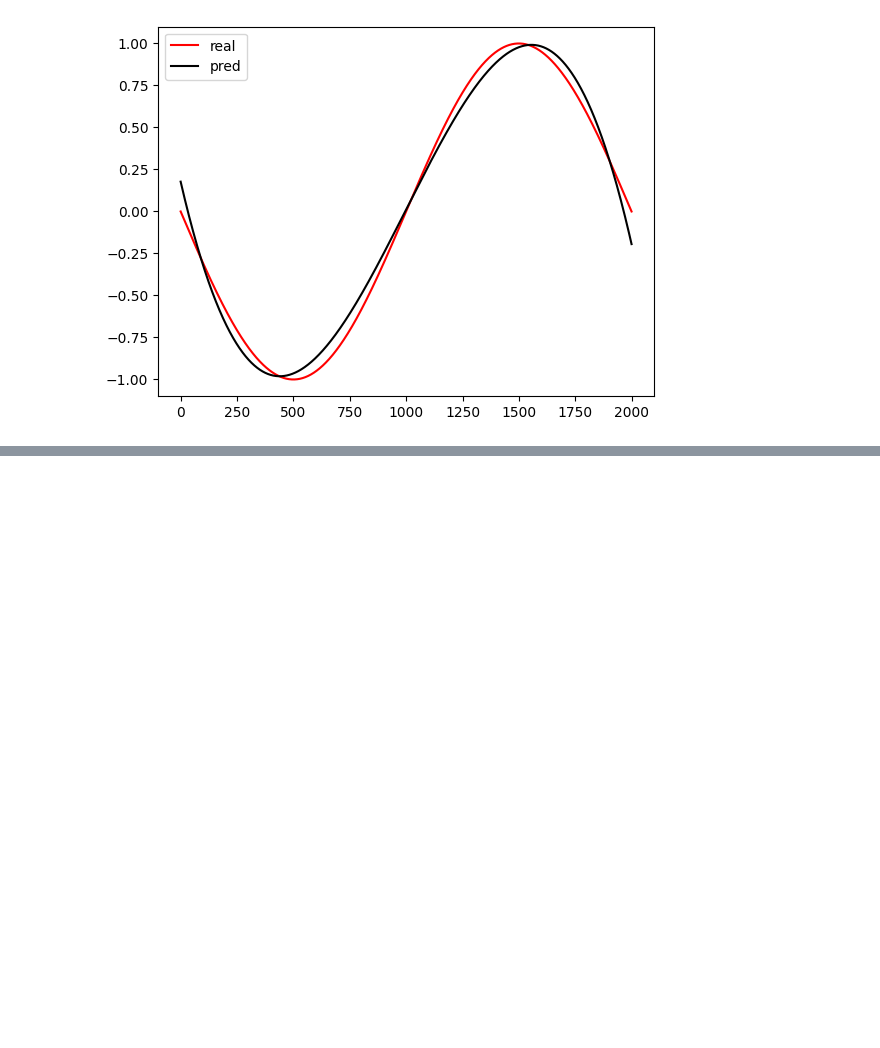
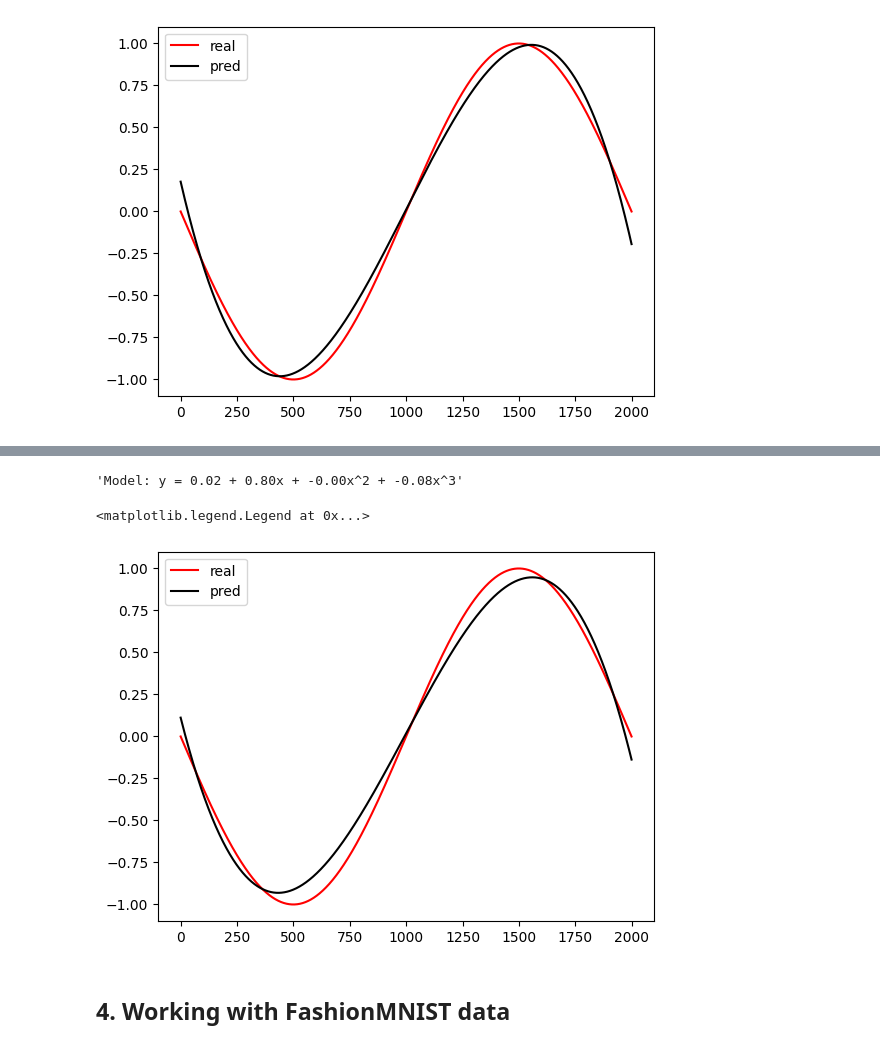
Before and after one commit to abhishekde95/Projects, a Jupyter notebook: DS/pytorch/torch_exploration.ipynb, the cells around one changed output, grey strips where cells are left out. Cells and saved outputs as stored; diff of their text form; code cells hidden in the pictures; blank space fills up the shorter version.

```diff
--- a/DS/pytorch/torch_exploration.ipynb
+++ b/DS/pytorch/torch_exploration.ipynb
@@ -429,0 +445,52 @@ y = torch.sin(x)
+# %%
+### we can do the above using an optimizer and a simple model
+
+# Define a model
+class Polynomial3Model(nn.Module):
+
+    def __init__(self):
+        super().__init__()
+        self.a = torch.nn.Parameter(torch.randn(()))
+        self.b = torch.nn.Parameter(torch.randn(()))
+        self.c = torch.nn.Parameter(torch.randn(()))
+        self.d = torch.nn.Parameter(torch.randn(()))
+
+
+    def forward(self, x):
+        return self.a + self.b * x + self.c * x ** 2 + self.d * x ** 3
+
+    def return_string(self):
+        return f"Model: y = {self.a.item():.2f} + {self.b.item():.2f}x + {self.c.item():.2f}x^2 + {self.d.item():.2f}x^3"
+
+
+# Declare x and y
+x = torch.linspace(-math.pi, math.pi, 2000, device=device, dtype=dtype)
+y = torch.sin(x)
+
+# Declare model
+model = Polynomial3Model()
+loss_fn = torch.nn.MSELoss(reduction='sum')
+optimizer = torch.optim.SGD(model.parameters(), lr=1e-6)
+n_epochs = 2000
+losses = torch.zeros(epochs)
+for epoch in range(epochs):
+    y_pred = model(x)
+
+    loss = loss_fn(y_pred, y)
+    losses[epoch] = loss.item()
+    optimizer.zero_grad()
+    loss.backward()
+    optimizer.step()
+
+model.return_string()
+# %% [output]
+'Model: y = 0.02 + 0.80x + -0.00x^2 + -0.08x^3'
+# %%
+plt.plot(y, "r", label="real")
+plt.plot(model.forward(x).detach().numpy(), "k", label="pred")
+plt.legend()
+# %% [output]
+<matplotlib.legend.Legend at 0x...>
+[figure, added]
+# %% [markdown]
+## 4. Working with FashionMNIST data
```
Also changed, not shown: parts of 2 cells of this notebook.
